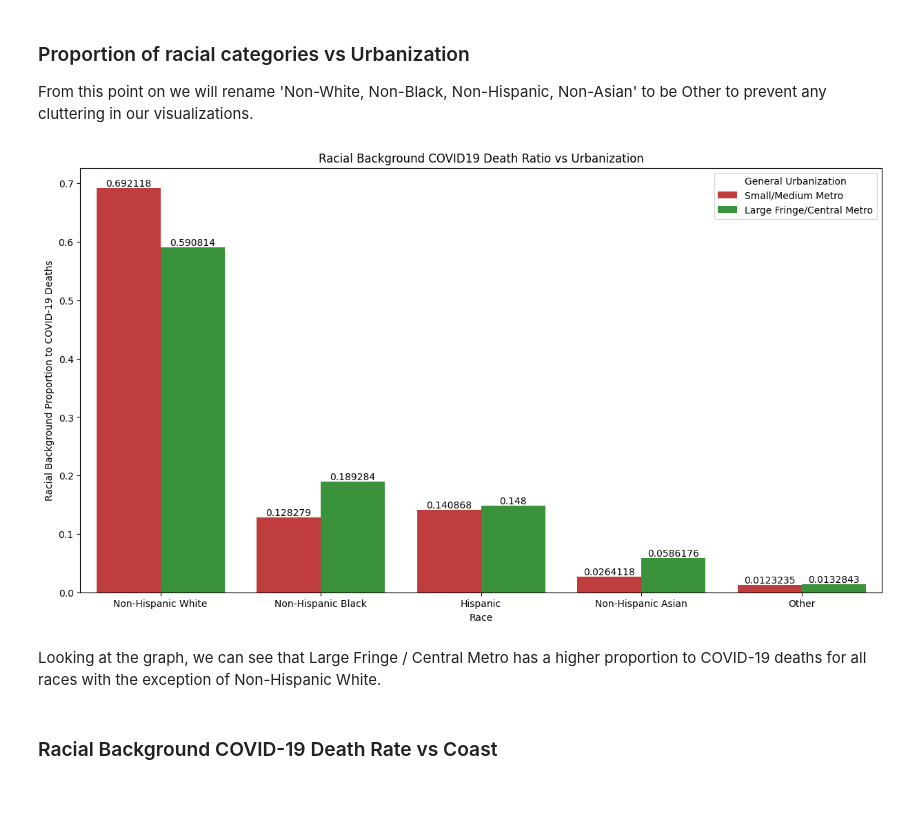
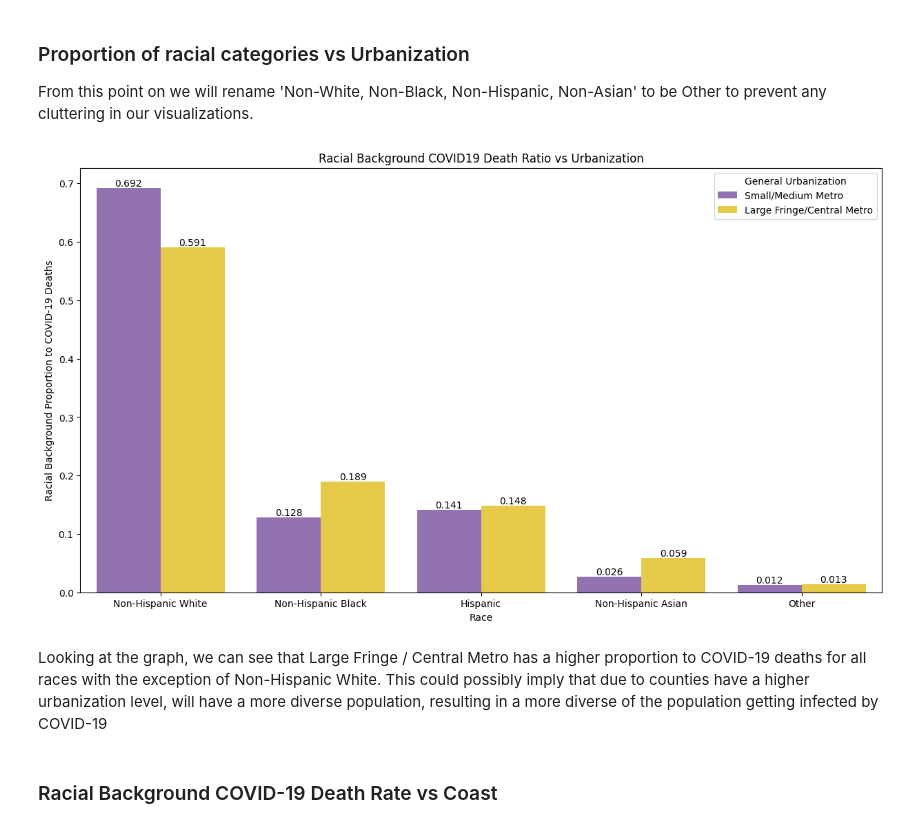
Before and after one commit to kshtwr/COVID-Mortality-Rate-in-Diverse-Cities, a Jupyter notebook: FinalProject_Group116_WI24.ipynb, the cells around one changed output. Drawn from its saved outputs; the diff is of its cells as text; code cells hidden in the pictures; blank space fills up the shorter version.

Commit message:
Cleaned Up Visualizations

```diff
--- a/FinalProject_Group116_WI24.ipynb
+++ b/FinalProject_Group116_WI24.ipynb
@@ -331,5 +331,5 @@ barplot.set_title('COVID-19 Deaths for West and East Coast and their Urbanizatio
 
 #Adding numbers to the each bar
 for i in barplot.containers:
-    barplot.bar_label(i,)
+    barplot.bar_label(i, fmt='\n%.0f')
 # %% [output]
@@ -346,5 +346,5 @@ barplot.set_title('Ratio of Total Deaths due to COVID for West and East Coast an
 
 #Adding numbers to the each bar
 for i in barplot.containers:
-    barplot.bar_label(i,)
+    barplot.bar_label(i, fmt='\n%.3f')
 # %% [output]
@@ -424,5 +424,5 @@ barplot.set_title('Ratio of Total Deaths due to COVID for West and East Coast an
 
 #Adding numbers to the each bar
 for i in barplot.containers:
-    barplot.bar_label(i,)
+    barplot.bar_label(i, fmt='\n%.3f')
 # %% [output]
@@ -458,9 +457,0 @@ We would also like to see generally if there is a difference between small/mediu
-# %%
-plt.figure(figsize=(15,8))
-barplot = sns.barplot(data = df, y = 'Portion of Deaths due to COVID', x = 'General Urbanization', hue = 'General Urbanization',
-                      order = ['Small/Medium Metro', 'Large Fringe/Central Metro'], errorbar =None, palette = sns.color_palette()[2:4])
-barplot.set_title('Ratio of Total Deaths due to COVID relative to Urbanizations')
-
-#Adding numbers to the each bar
-for i in barplot.containers:
-    barplot.bar_label(i,)
@@ -496,30 +483,29 @@ From this point on we will rename 'Non-White, Non-Black, Non-Hispanic, Non-Asian
 # %%
 # Before we do any visualizations, we need to modify our dataframe such that instead of the racial background COVID-19 death ratios are in multiple columns, we will put it in a singular column
 df.rename(columns={'Non-White, Non-Black, Non-Hispanic, Non-Asian': 'Other'}, inplace=True)
 
 dropped_columns = ['State', 'County Name', 'Total deaths', 'COVID-19 Deaths', 'Portion of Deaths due to COVID', 'Urban Rural Description', 'Coast']
 df_clean = df.copy().drop(dropped_columns, axis = 1)
 dfm = pd.melt(df_clean, id_vars = ['General Urbanization'], var_name = 'Race', value_name = 'Racial Background Proportion to COVID-19 Deaths')
 dfm.head()
 
 # Color Palette
-palette = sns.color_palette()
-current_palette = [palette[3], palette[2]]
+palette = [sns.color_palette()[4], sns.color_palette("Set2")[5]]
 
 # Now we do the visualization here with our modified dataframe.
 plt.figure(figsize=(15,8))
 barplot = sns.barplot(data = dfm, y = "Racial Background Proportion to COVID-19 Deaths", x = 'Race',
                       hue_order = ['Small/Medium Metro', 'Large Fringe/Central Metro'],
-                      hue = 'General Urbanization', errorbar =None, palette = current_palette)
+                      hue = 'General Urbanization', errorbar =None, palette = palette)
 barplot.set_title('Racial Background COVID19 Death Ratio vs Urbanization')
 
 #Adding numbers to the each bar
 for i in barplot.containers:
-    barplot.bar_label(i,)
+    barplot.bar_label(i, fmt='\n%.3f')
 # %% [output]
-[figure, old version]
+[figure, new version]
 # %% [markdown]
-Looking at the graph, we can see that Large Fringe / Central Metro has a higher proportion to COVID-19 deaths for all races with the exception of Non-Hispanic White.
+Looking at the graph, we can see that Large Fringe / Central Metro has a higher proportion to COVID-19 deaths for all races with the exception of Non-Hispanic White. This could possibly imply that due to counties have a higher urbanization level, will have a more diverse population, resulting in a more diverse of the population getting infected by COVID-19
 # %% [markdown]
 ### Racial Background COVID-19 Death Rate vs Coast
 # %%
```
Also changed, not shown: parts of 7 cells of this notebook.
